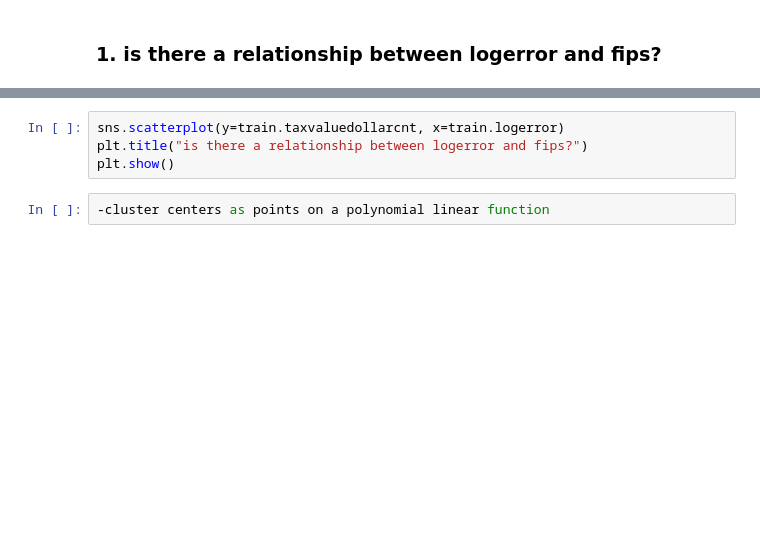
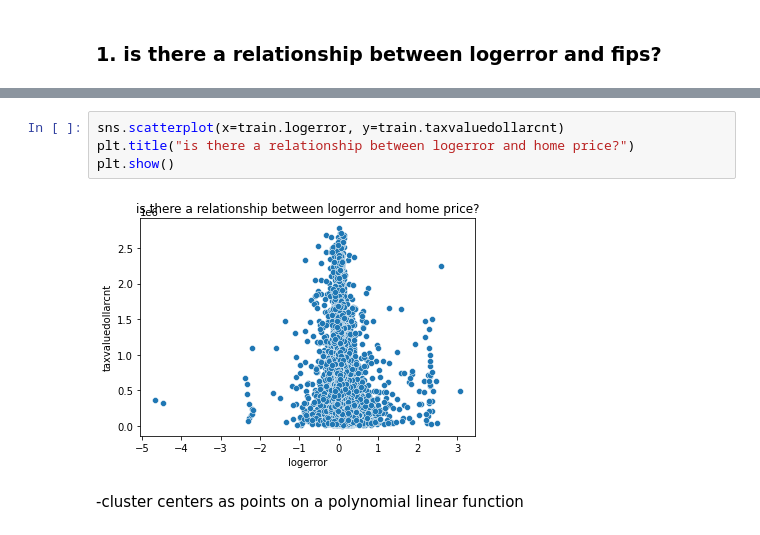
Before and after one commit to fred-lindsey/projects, a Jupyter notebook: zillow_clustering_project/zillow_clustering_wrangle_explore.ipynb, the cells around one changed output, grey strips where cells are left out. Cells and saved outputs as stored; diff of their text form; blank space fills up the shorter version.

```diff
--- a/zillow_clustering_project/zillow_clustering_wrangle_explore.ipynb
+++ b/zillow_clustering_project/zillow_clustering_wrangle_explore.ipynb
@@ -355,6 +475,8 @@ plt.show()
 # %%
-sns.scatterplot(y=train.taxvaluedollarcnt, x=train.logerror)
-plt.title("is there a relationship between logerror and fips?")
+sns.scatterplot(x=train.logerror, y=train.taxvaluedollarcnt)
+plt.title("is there a relationship between logerror and home price?")
 plt.show()
+# %% [output]
+[figure, added]
-# %%
--cluster centers as points on a polynomial linear function
+# %% [markdown]
+-cluster centers as points on a polynomial linear function
```
Also changed, not shown: parts of 36 cells of this notebook, 1 other file.
